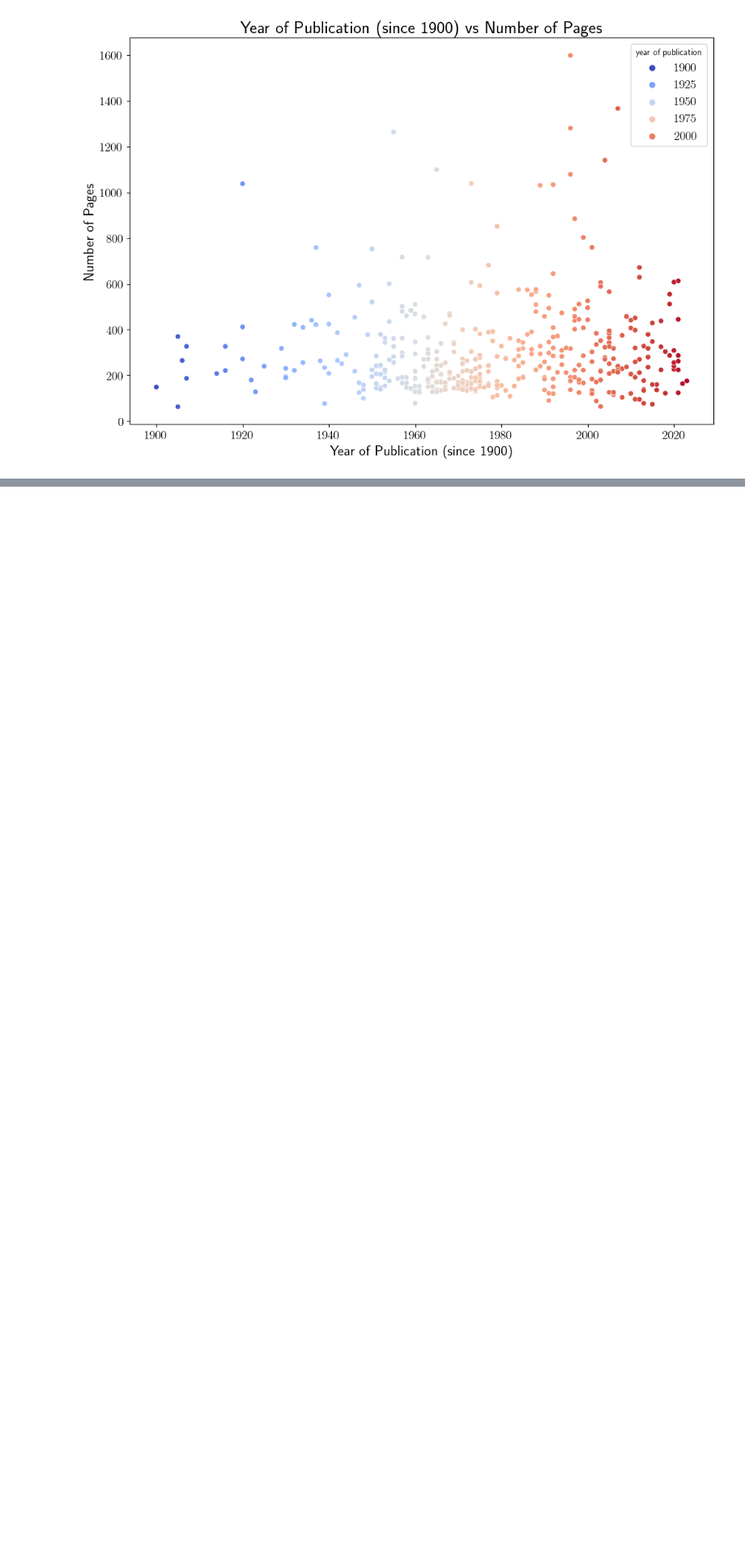
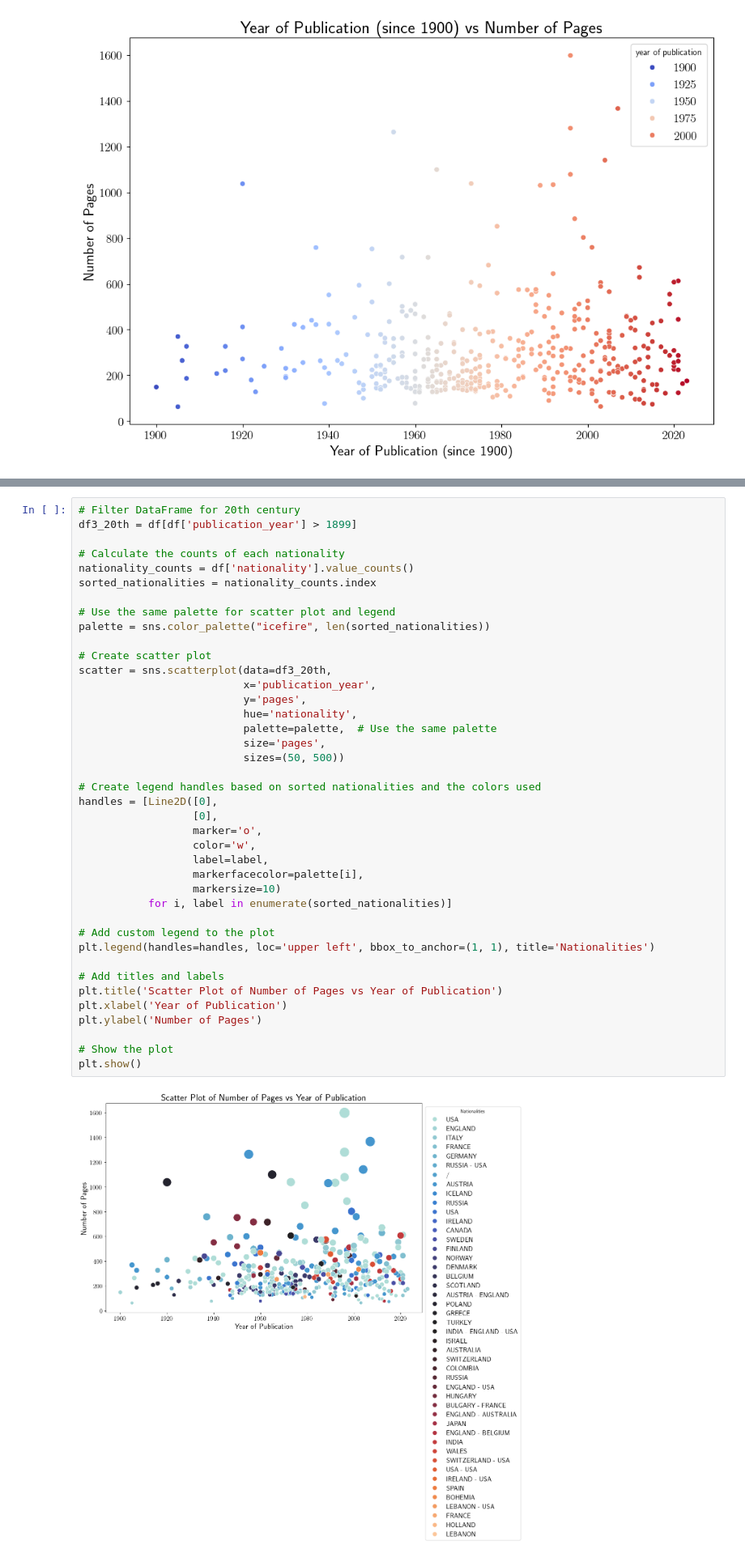
Before and after one commit to anvi-git/Project_Book_library, a Jupyter notebook: book_library.ipynb, the cells around one changed output, grey strips where cells are left out. Shown at 81% size. Saved outputs shown, nothing was run; the diff lists cells and outputs as text; blank space fills up the shorter version.

```diff
--- a/book_library.ipynb
+++ b/book_library.ipynb
@@ -243,0 +289,42 @@ sns.scatterplot(data=books_three_data_df, x='year of publication', y='# pages',
+# %%
+# Filter DataFrame for 20th century
+df3_20th = df[df['publication_year'] > 1899]
+
+# Calculate the counts of each nationality
+nationality_counts = df['nationality'].value_counts()
+sorted_nationalities = nationality_counts.index
+
+# Use the same palette for scatter plot and legend
+palette = sns.color_palette("icefire", len(sorted_nationalities))
+
+# Create scatter plot
+scatter = sns.scatterplot(data=df3_20th,
+                          x='publication_year',
+                          y='pages',
+                          hue='nationality',
+                          palette=palette,  # Use the same palette
+                          size='pages',
+                          sizes=(50, 500))
+
+# Create legend handles based on sorted nationalities and the colors used
+handles = [Line2D([0],
+                  [0],
+                  marker='o',
+                  color='w',
+                  label=label,
+                  markerfacecolor=palette[i],
+                  markersize=10)
+           for i, label in enumerate(sorted_nationalities)]
+
+# Add custom legend to the plot
+plt.legend(handles=handles, loc='upper left', bbox_to_anchor=(1, 1), title='Nationalities')
+
+# Add titles and labels
+plt.title('Scatter Plot of Number of Pages vs Year of Publication')
+plt.xlabel('Year of Publication')
+plt.ylabel('Number of Pages')
+
+# Show the plot
+plt.show()
+# %% [output]
+[figure, added]
```
Also changed, not shown: parts of 6 cells of this notebook, 6 other files.
